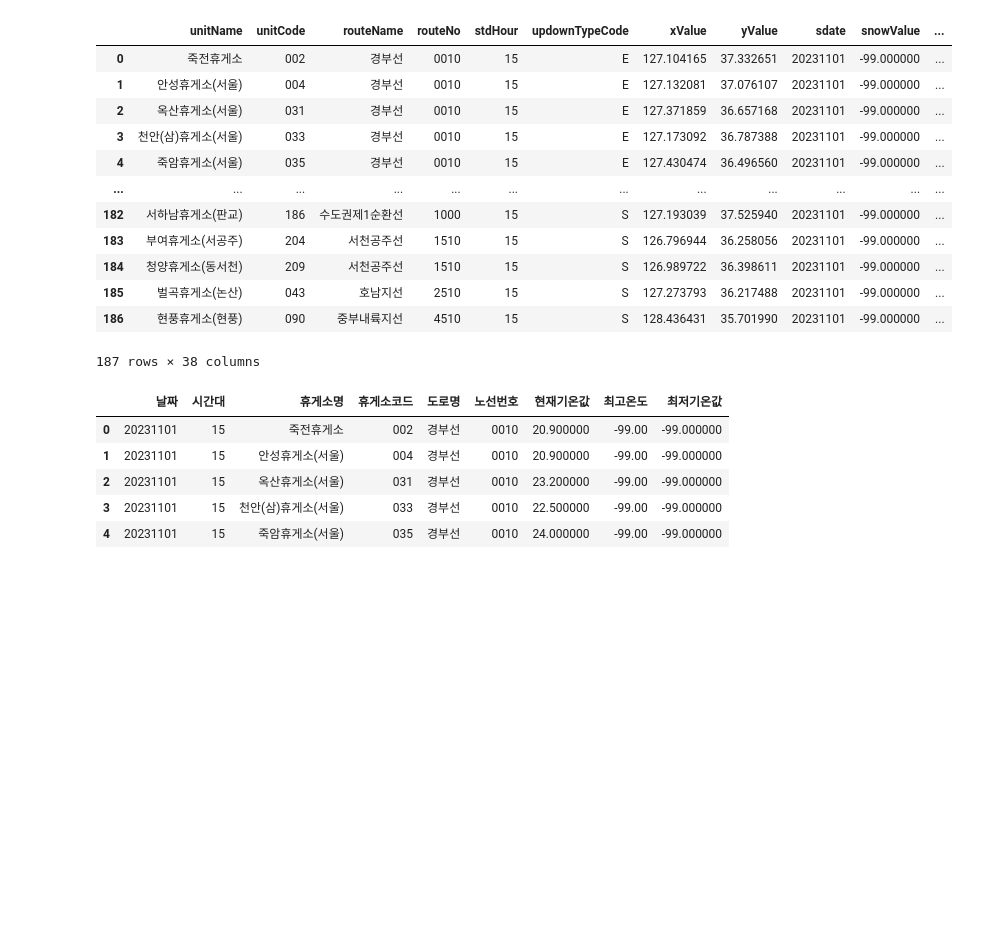
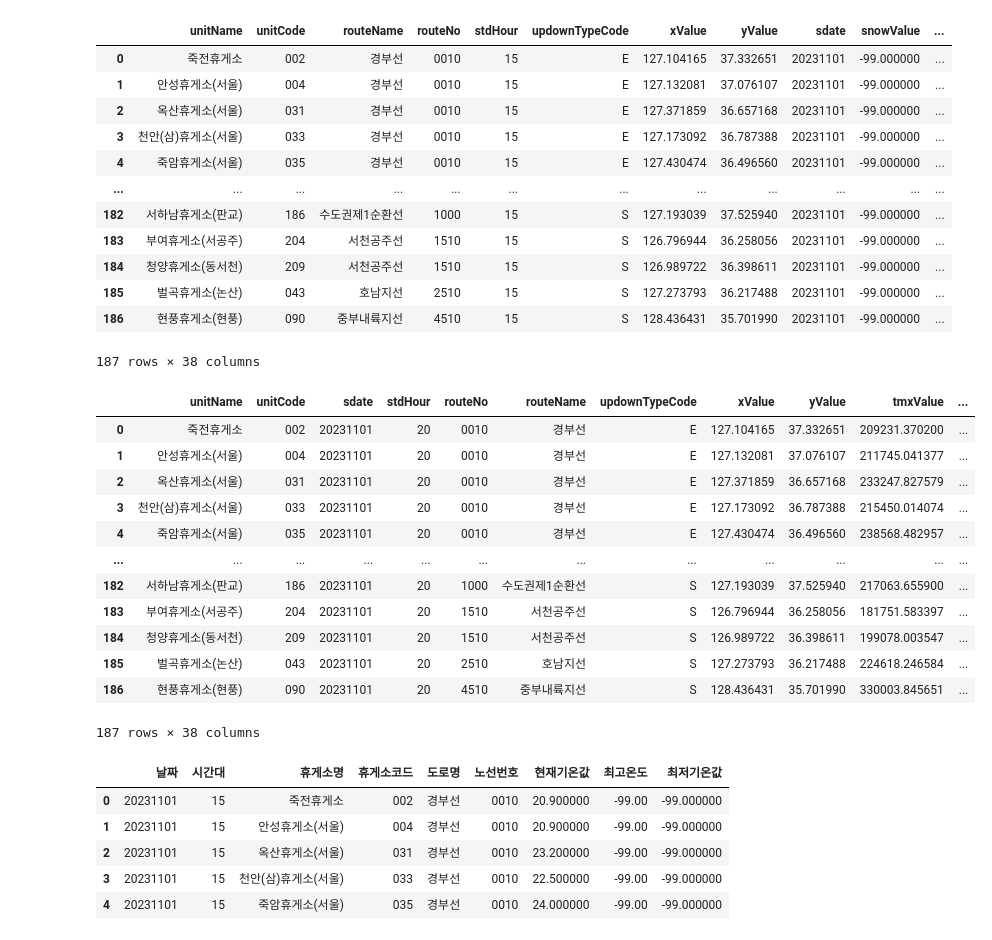
Before and after one commit to Ghost1606/Colab_AI, a Jupyter notebook: data_folder/RestWeather.ipynb, the cells around one changed output. Drawn from its saved outputs; the diff is of its cells as text; code cells hidden in the pictures; blank space fills up the shorter version.

```diff
--- a/data_folder/RestWeather.ipynb
+++ b/data_folder/RestWeather.ipynb
@@ -65,0 +70,7 @@ rw
+# %%
+url1 = "https://data.ex.co.kr/openapi/restinfo/restWeatherList?key=3313999031&type=json&sdate=20231101&stdHour=20"
+
+s = requests.get(url1)
+
+data1 = s.json()
+print(data1)
@@ -65,0 +99,6 @@ rw
+# %%
+sw = []
+for s in data1['list']:
+  sw.append(s)
+
+sw
@@ -88,0 +142,17 @@ rw_df.to_json('rest_weather.json' ,force_ascii=False)
+# %%
+sw_df = pd.DataFrame(sw)
+sw_df
+# %% [output]
+|  | unitName | unitCode | sdate | stdHour | routeNo | routeName | updownTypeCode | xValue | yValue | tmxValue | ... |
+| 0 | 죽전휴게소 | 002 | 20231101 | 20 | 0010 | 경부선 | E | 127.104165 | 37.332651 | 209231.370200 | ... |
+| 1 | 안성휴게소(서울) | 004 | 20231101 | 20 | 0010 | 경부선 | E | 127.132081 | 37.076107 | 211745.041377 | ... |
+| 2 | 옥산휴게소(서울) | 031 | 20231101 | 20 | 0010 | 경부선 | E | 127.371859 | 36.657168 | 233247.827579 | ... |
+| 3 | 천안(삼)휴게소(서울) | 033 | 20231101 | 20 | 0010 | 경부선 | E | 127.173092 | 36.787388 | 215450.014074 | ... |
+| 4 | 죽암휴게소(서울) | 035 | 20231101 | 20 | 0010 | 경부선 | E | 127.430474 | 36.496560 | 238568.482957 | ... |
+| ... | ... | ... | ... | ... | ... | ... | ... | ... | ... | ... | ... |
+| 182 | 서하남휴게소(판교) | 186 | 20231101 | 20 | 1000 | 수도권제1순환선 | S | 127.193039 | 37.525940 | 217063.655900 | ... |
+| 183 | 부여휴게소(서공주) | 204 | 20231101 | 20 | 1510 | 서천공주선 | S | 126.796944 | 36.258056 | 181751.583397 | ... |
+| 184 | 청양휴게소(동서천) | 209 | 20231101 | 20 | 1510 | 서천공주선 | S | 126.989722 | 36.398611 | 199078.003547 | ... |
+| 185 | 벌곡휴게소(논산) | 043 | 20231101 | 20 | 2510 | 호남지선 | S | 127.273793 | 36.217488 | 224618.246584 | ... |
+| 186 | 현풍휴게소(현풍) | 090 | 20231101 | 20 | 4510 | 중부내륙지선 | S | 128.436431 | 35.701990 | 330003.845651 | ... |
+187 rows × 38 columns
```
Also changed, not shown: parts of 22 cells of this notebook.
